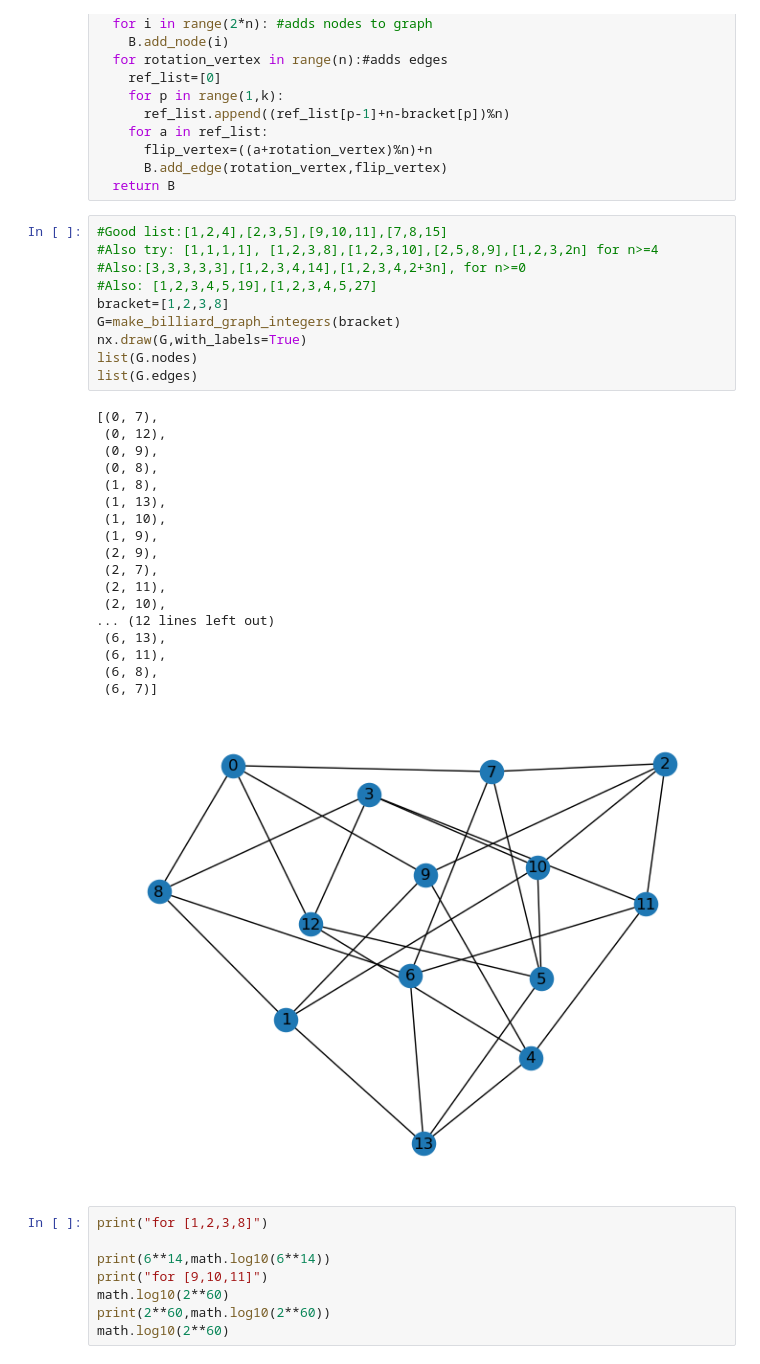
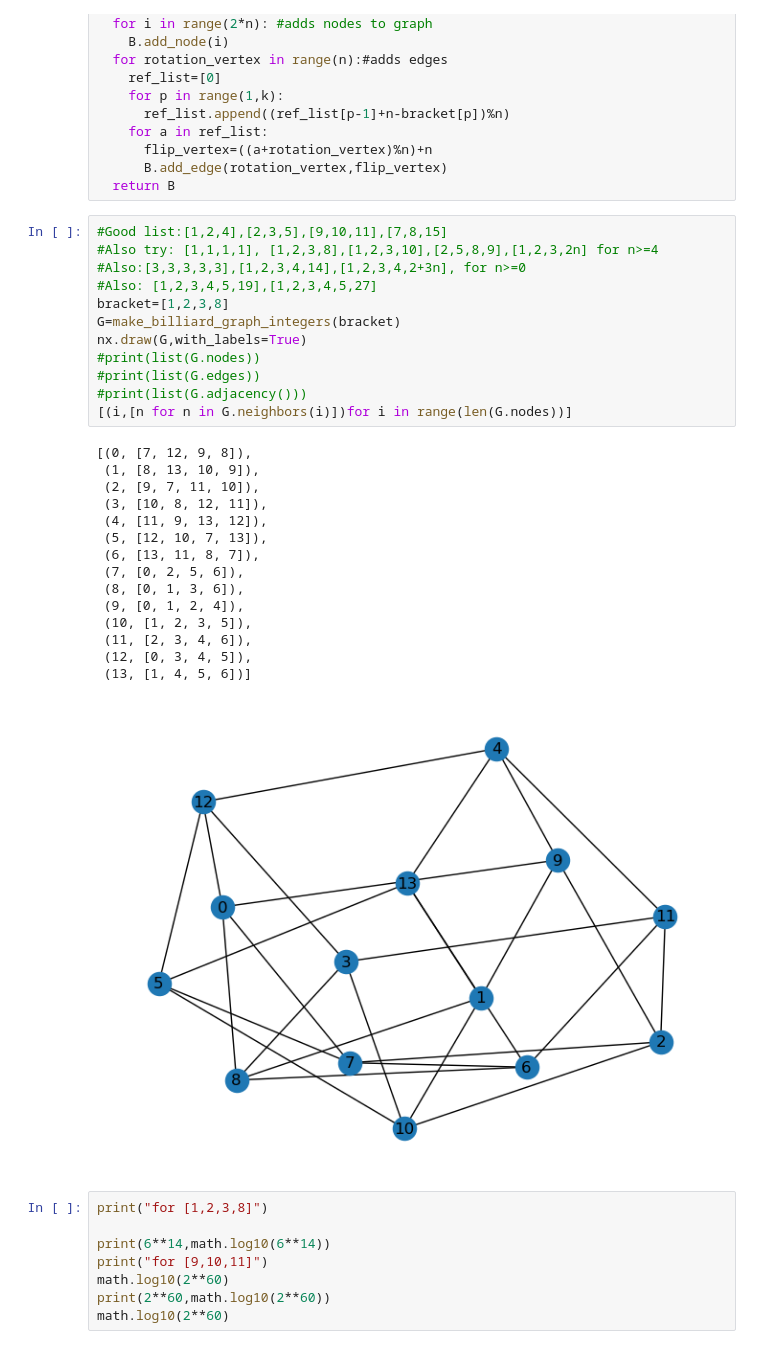
Before and after one commit to jpschmurr/Genus_RO, a Jupyter notebook: Billiard notebook.ipynb, the cells around one changed output. Drawn from its saved outputs; the diff is of its cells as text.

```diff
--- a/Billiard notebook.ipynb
+++ b/Billiard notebook.ipynb
@@ -24,32 +24,31 @@ is the length of the bracket.
 # %%
 #Good list:[1,2,4],[2,3,5],[9,10,11],[7,8,15]
 #Also try: [1,1,1,1], [1,2,3,8],[1,2,3,10],[2,5,8,9],[1,2,3,2n] for n>=4
 #Also:[3,3,3,3,3],[1,2,3,4,14],[1,2,3,4,2+3n], for n>=0
 #Also: [1,2,3,4,5,19],[1,2,3,4,5,27]
 bracket=[1,2,3,8]
 G=make_billiard_graph_integers(bracket)
 nx.draw(G,with_labels=True)
-list(G.nodes)
-list(G.edges)
+#print(list(G.nodes))
+#print(list(G.edges))
+#print(list(G.adjacency()))
+[(i,[n for n in G.neighbors(i)])for i in range(len(G.nodes))]
 # %% [output]
-[(0, 7),
- (0, 12),
- (0, 9),
- (0, 8),
- (1, 8),
- (1, 13),
- (1, 10),
- (1, 9),
- (2, 9),
- (2, 7),
- (2, 11),
- (2, 10),
-... (12 lines left out)
- (6, 13),
- (6, 11),
- (6, 8),
- (6, 7)]
+[(0, [7, 12, 9, 8]),
+ (1, [8, 13, 10, 9]),
+ (2, [9, 7, 11, 10]),
+ (3, [10, 8, 12, 11]),
+ (4, [11, 9, 13, 12]),
+ (5, [12, 10, 7, 13]),
+ (6, [13, 11, 8, 7]),
+ (7, [0, 2, 5, 6]),
+ (8, [0, 1, 3, 6]),
+ (9, [0, 1, 2, 4]),
+ (10, [1, 2, 3, 5]),
+ (11, [2, 3, 4, 6]),
+ (12, [0, 3, 4, 5]),
+ (13, [1, 4, 5, 6])]
-[figure, old version]
+[figure, new version]
 # %%
 print("for [1,2,3,8]")
 
```
